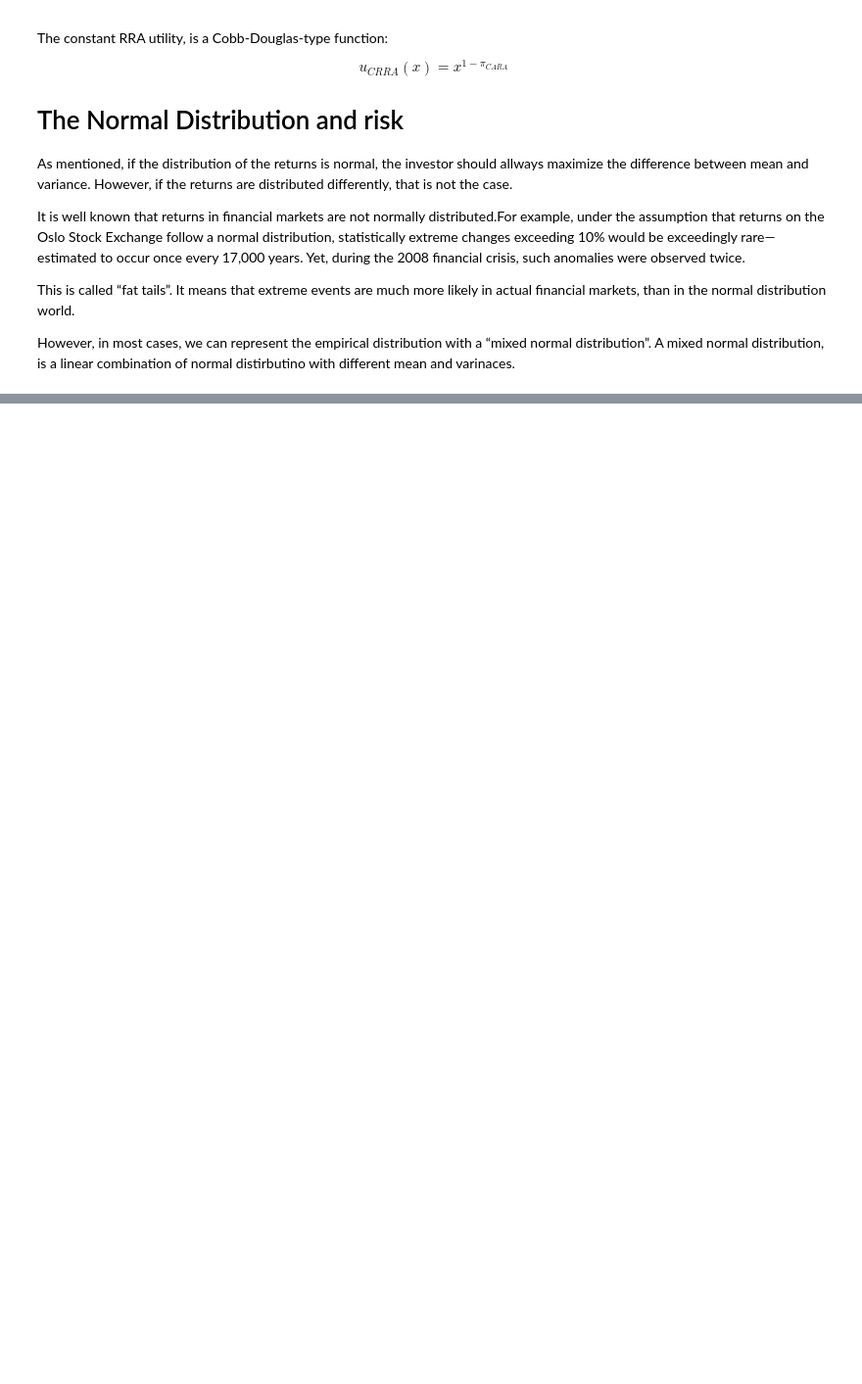
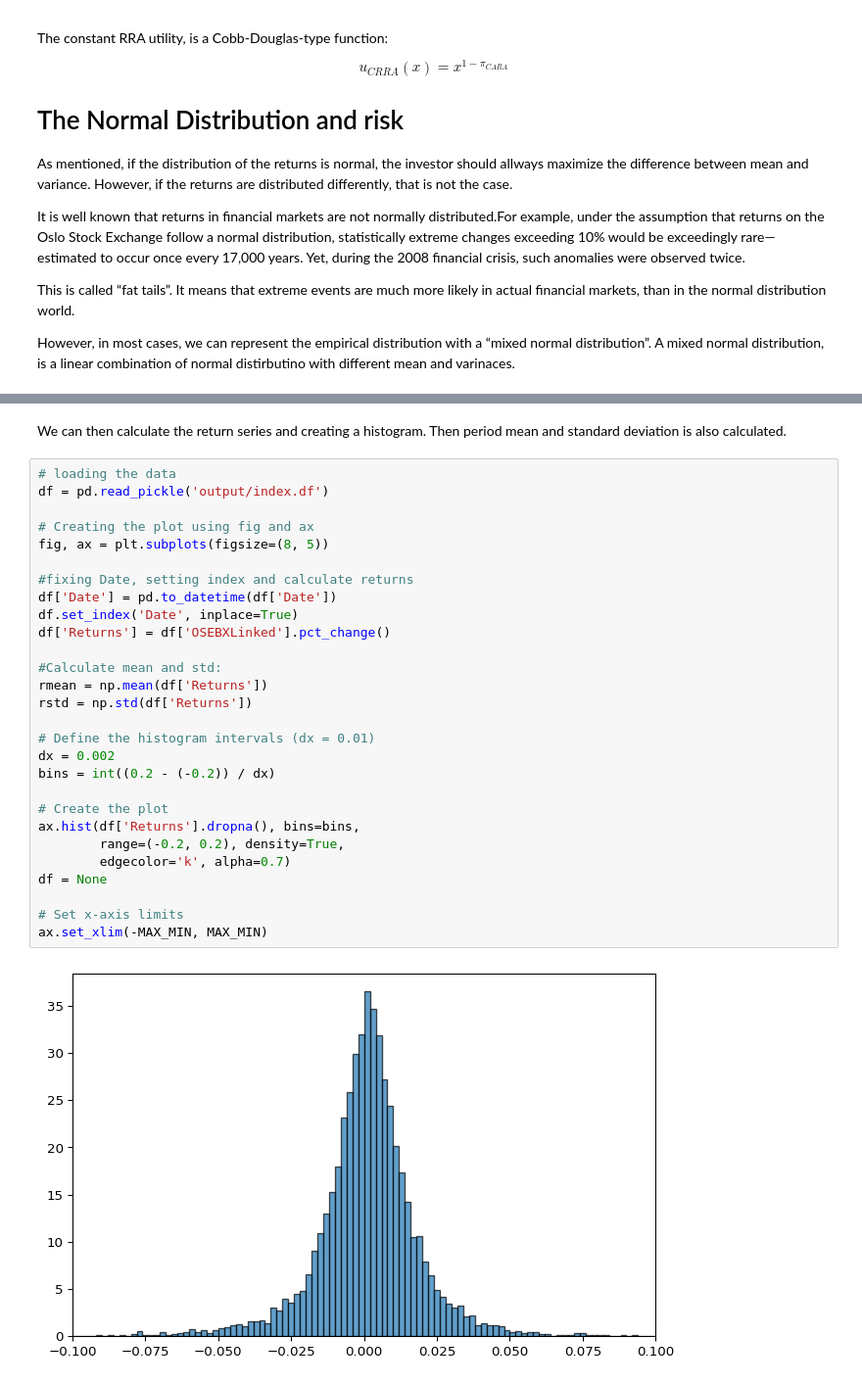
Before and after one commit to uit-sok-3011-h24/uit-sok-3011-h24.github.io, a Jupyter notebook: finans/2-expectation_utility.ipynb, the cells around one changed output, grey strips where cells are left out. Shown at 98% size. Drawn from its saved outputs; the diff is of its cells as text; blank space fills up the shorter version.

```diff
--- a/finans/2-expectation_utility.ipynb
+++ b/finans/2-expectation_utility.ipynb
@@ -567,0 +638,33 @@ combination of normal distirbutino with different mean and varinaces.
+# %% [markdown]
+We can then calculate the return series and creating a histogram. Then
+period mean and standard deviation is also calculated.
+# %%
+# loading the data
+df = pd.read_pickle('output/index.df')
+
+# Creating the plot using fig and ax
+fig, ax = plt.subplots(figsize=(8, 5))
+
+#fixing Date, setting index and calculate returns
+df['Date'] = pd.to_datetime(df['Date'])
+df.set_index('Date', inplace=True)
+df['Returns'] = df['OSEBXLinked'].pct_change()
+
+#Calculate mean and std:
+rmean = np.mean(df['Returns'])
+rstd = np.std(df['Returns'])
+
+# Define the histogram intervals (dx = 0.01)
+dx = 0.002
+bins = int((0.2 - (-0.2)) / dx)
+
+# Create the plot
+ax.hist(df['Returns'].dropna(), bins=bins,
+        range=(-0.2, 0.2), density=True,
+        edgecolor='k', alpha=0.7)
+df = None
+
+# Set x-axis limits
+ax.set_xlim(-MAX_MIN, MAX_MIN)
+# %% [output]
+[figure, added]
```
Also changed, not shown: parts of 6 cells of this notebook, 6 other files.
